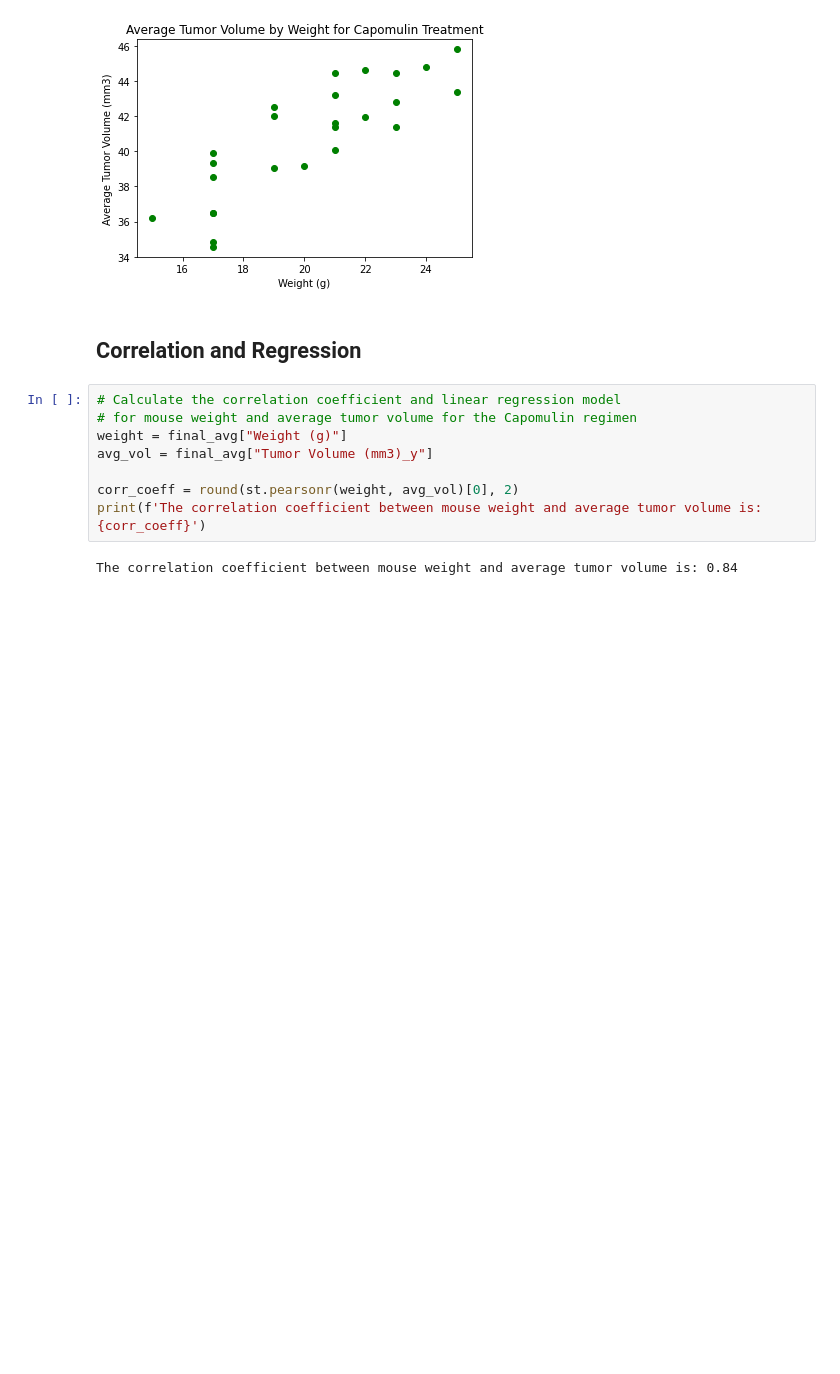
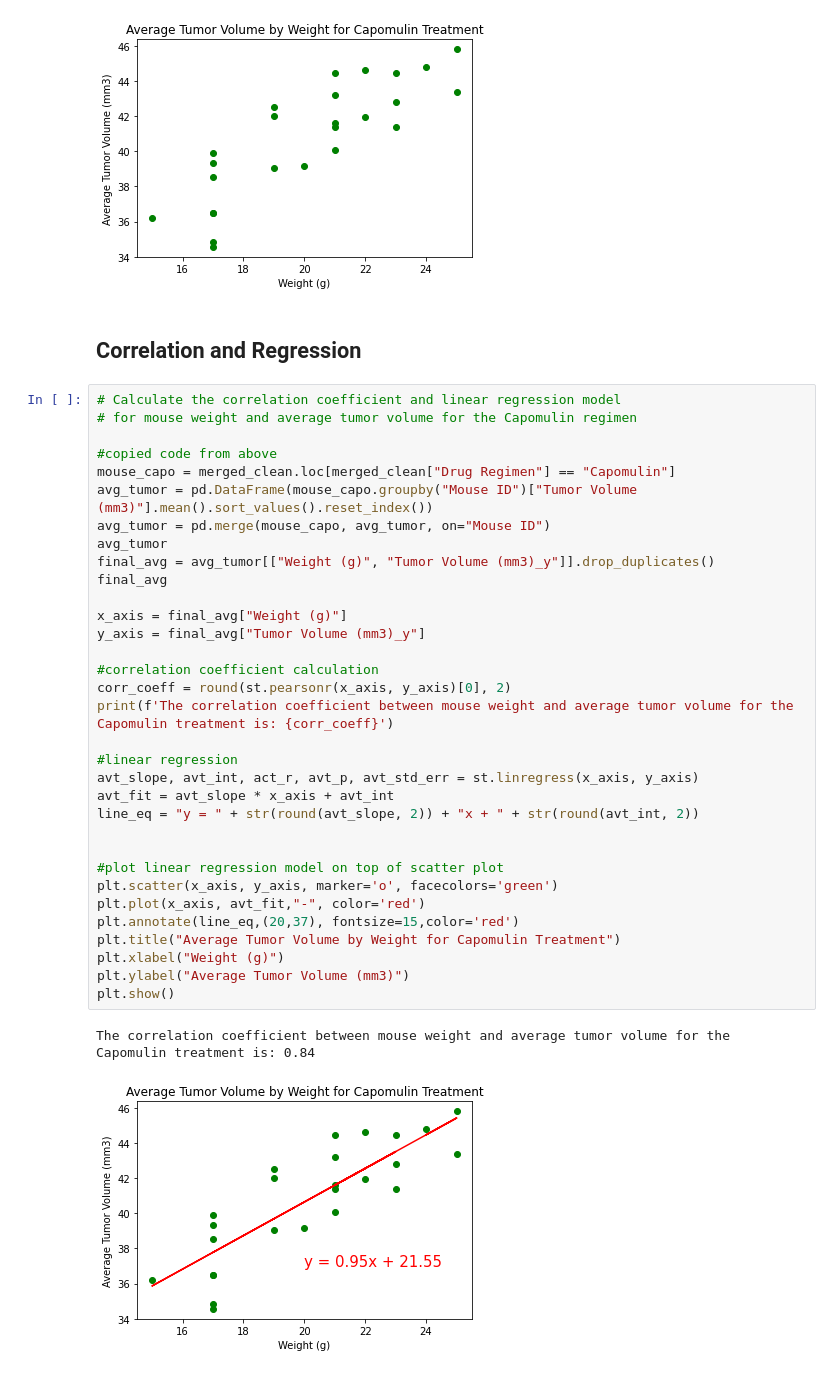
Before and after one commit to JRandle23/Matplotlib-Challenge, a Jupyter notebook: Pymaceuticals/pymaceuticals_starter.ipynb, the cells around one changed output. Saved outputs shown, nothing was run; the diff lists cells and outputs as text; blank space fills up the shorter version.

Commit message:
adding linear regression model

```diff
--- a/Pymaceuticals/pymaceuticals_starter.ipynb
+++ b/Pymaceuticals/pymaceuticals_starter.ipynb
@@ -298,13 +298,39 @@ plt.show()
 [figure]
 # %% [markdown]
 ## Correlation and Regression
-# %%
-# Calculate the correlation coefficient and linear regression model
-# for mouse weight and average tumor volume for the Capomulin regimen
-weight = final_avg["Weight (g)"]
-avg_vol = final_avg["Tumor Volume (mm3)_y"]
-
-corr_coeff = round(st.pearsonr(weight, avg_vol)[0], 2)
-print(f'The correlation coefficient between mouse weight and average tumor volume is: {corr_coeff}')
-# %% [output]
-The correlation coefficient between mouse weight and average tumor volume is: 0.84
+# %%
+# Calculate the correlation coefficient and linear regression model
+# for mouse weight and average tumor volume for the Capomulin regimen
+
+#copied code from above
+mouse_capo = merged_clean.loc[merged_clean["Drug Regimen"] == "Capomulin"]
+avg_tumor = pd.DataFrame(mouse_capo.groupby("Mouse ID")["Tumor Volume (mm3)"].mean().sort_values().reset_index())
+avg_tumor = pd.merge(mouse_capo, avg_tumor, on="Mouse ID")
+avg_tumor
+final_avg = avg_tumor[["Weight (g)", "Tumor Volume (mm3)_y"]].drop_duplicates()
+final_avg
+
+x_axis = final_avg["Weight (g)"]
+y_axis = final_avg["Tumor Volume (mm3)_y"]
+
+#correlation coefficient calculation
+corr_coeff = round(st.pearsonr(x_axis, y_axis)[0], 2)
+print(f'The correlation coefficient between mouse weight and average tumor volume for the Capomulin treatment is: {corr_coeff}')
+
+#linear regression
+avt_slope, avt_int, act_r, avt_p, avt_std_err = st.linregress(x_axis, y_axis)
+avt_fit = avt_slope * x_axis + avt_int
+line_eq = "y = " + str(round(avt_slope, 2)) + "x + " + str(round(avt_int, 2))
+
+
+#plot linear regression model on top of scatter plot
+plt.scatter(x_axis, y_axis, marker='o', facecolors='green')
+plt.plot(x_axis, avt_fit,"-", color='red')
+plt.annotate(line_eq,(20,37), fontsize=15,color='red')
+plt.title("Average Tumor Volume by Weight for Capomulin Treatment")
+plt.xlabel("Weight (g)")
+plt.ylabel("Average Tumor Volume (mm3)")
+plt.show()
+# %% [output]
+The correlation coefficient between mouse weight and average tumor volume for the Capomulin treatment is: 0.84
+[figure, added]
```
